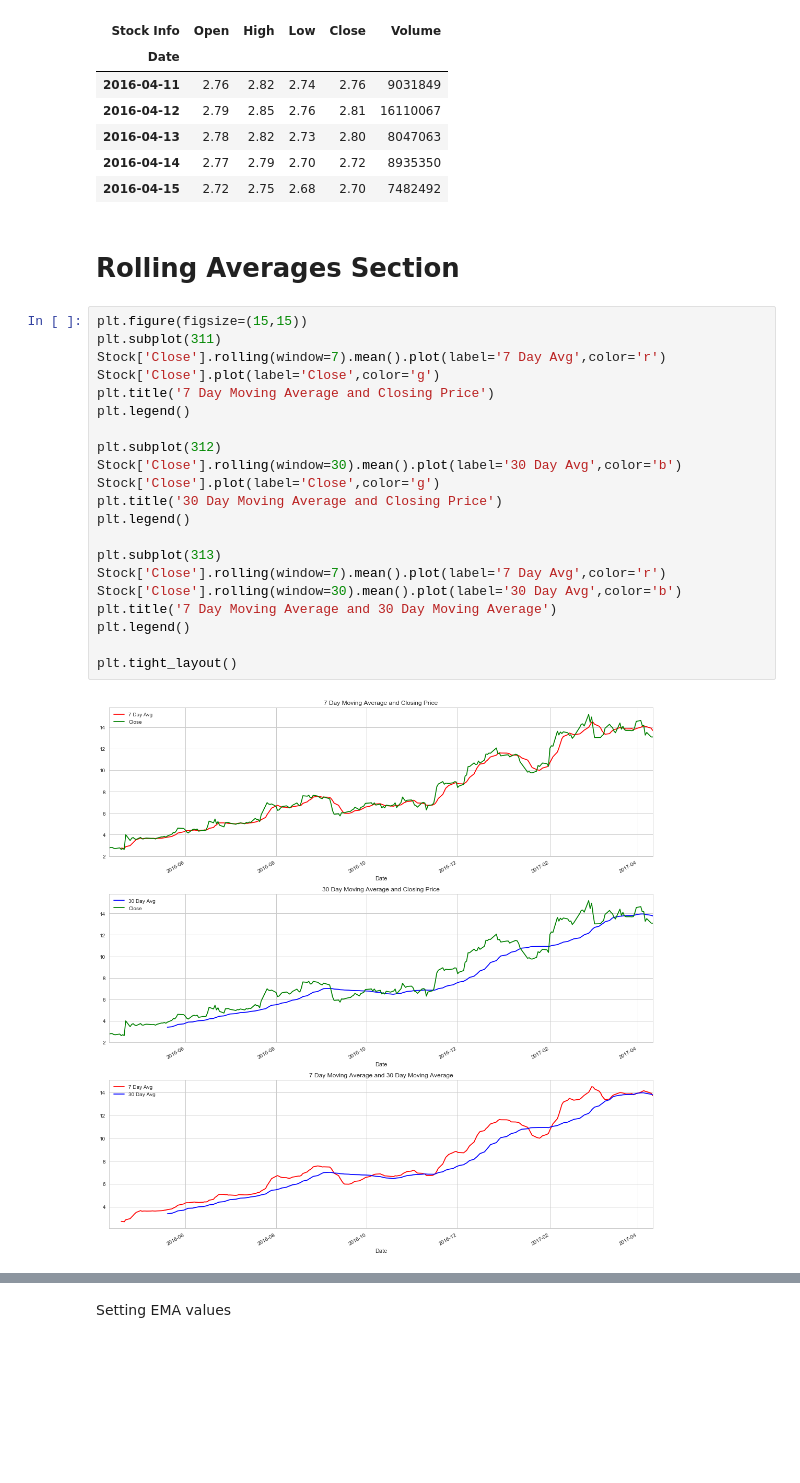
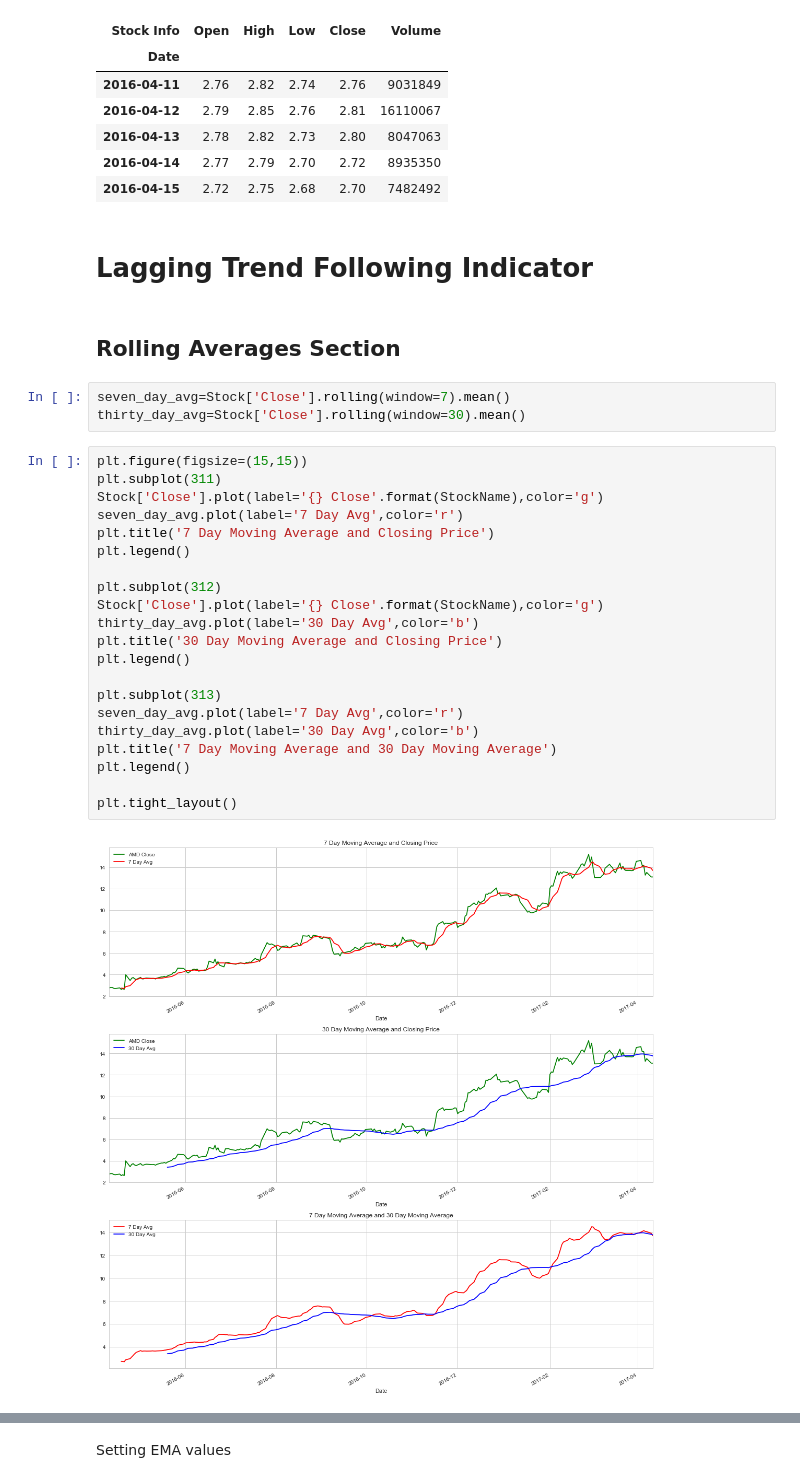
Before and after one commit to spm7/Stock-Ticker---Quantitative-Analysis, a Jupyter notebook: Stock Analytics.ipynb, the cells around one changed output, grey strips where cells are left out. Drawn from its saved outputs; the diff is of its cells as text; blank space fills up the shorter version.

```diff
--- a/Stock Analytics.ipynb
+++ b/Stock Analytics.ipynb
@@ -38,28 +36,33 @@ Stock.head()
 | 2016-04-13 | 2.78 | 2.82 | 2.73 | 2.80 | 8047063 |
 | 2016-04-14 | 2.77 | 2.79 | 2.70 | 2.72 | 8935350 |
 | 2016-04-15 | 2.72 | 2.75 | 2.68 | 2.70 | 7482492 |
+# %% [markdown]
+# Lagging Trend Following Indicator
 # %% [markdown]
-# Rolling Averages Section
+## Rolling Averages Section
+# %%
+seven_day_avg=Stock['Close'].rolling(window=7).mean()
+thirty_day_avg=Stock['Close'].rolling(window=30).mean()
 # %%
 plt.figure(figsize=(15,15))
 plt.subplot(311)
-Stock['Close'].rolling(window=7).mean().plot(label='7 Day Avg',color='r')
-Stock['Close'].plot(label='Close',color='g')
+Stock['Close'].plot(label='{} Close'.format(StockName),color='g')
+seven_day_avg.plot(label='7 Day Avg',color='r')
 plt.title('7 Day Moving Average and Closing Price')
 plt.legend()
 
 plt.subplot(312)
-Stock['Close'].rolling(window=30).mean().plot(label='30 Day Avg',color='b')
-Stock['Close'].plot(label='Close',color='g')
+Stock['Close'].plot(label='{} Close'.format(StockName),color='g')
+thirty_day_avg.plot(label='30 Day Avg',color='b')
 plt.title('30 Day Moving Average and Closing Price')
 plt.legend()
 
 plt.subplot(313)
-Stock['Close'].rolling(window=7).mean().plot(label='7 Day Avg',color='r')
-Stock['Close'].rolling(window=30).mean().plot(label='30 Day Avg',color='b')
+seven_day_avg.plot(label='7 Day Avg',color='r')
+thirty_day_avg.plot(label='30 Day Avg',color='b')
 plt.title('7 Day Moving Average and 30 Day Moving Average')
 plt.legend()
 
 plt.tight_layout()
 # %% [output]
-[figure, old version]
+[figure, new version]
```
Also changed, not shown: parts of 17 cells of this notebook.
